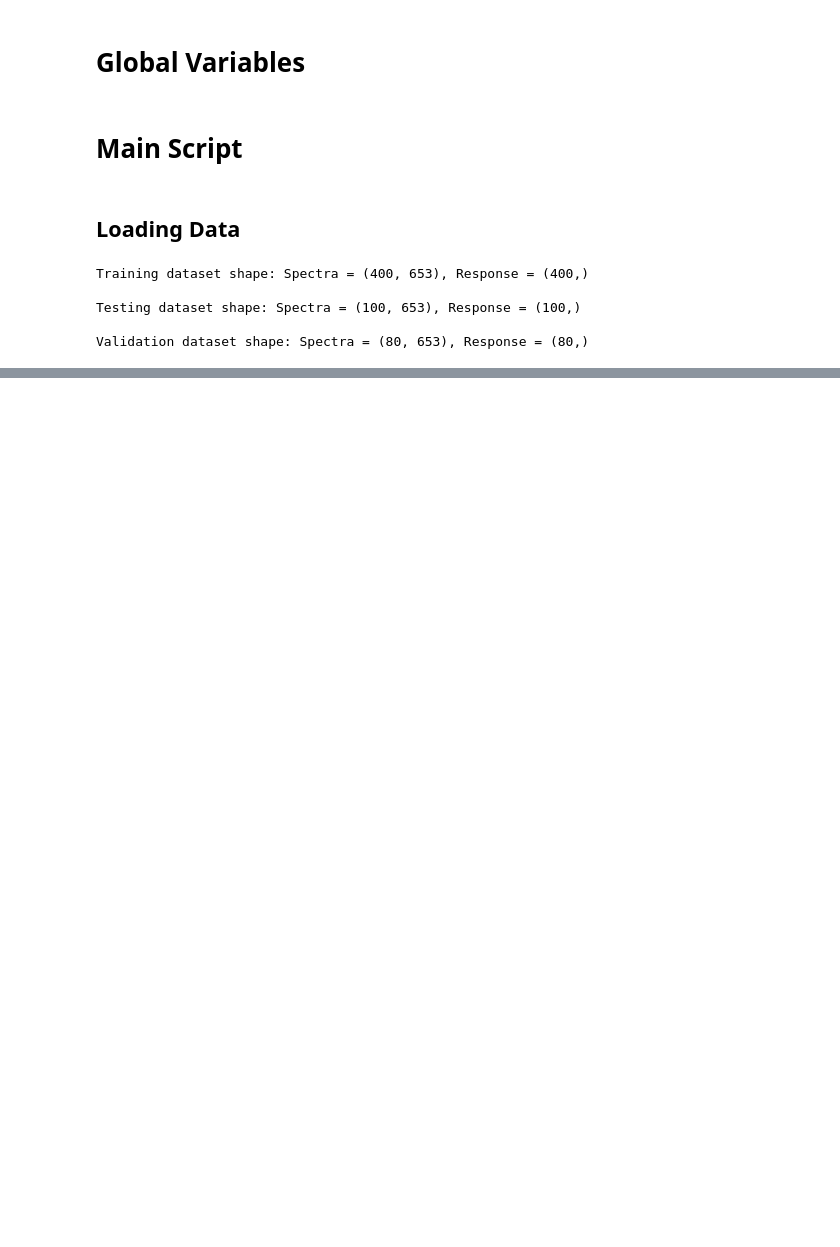
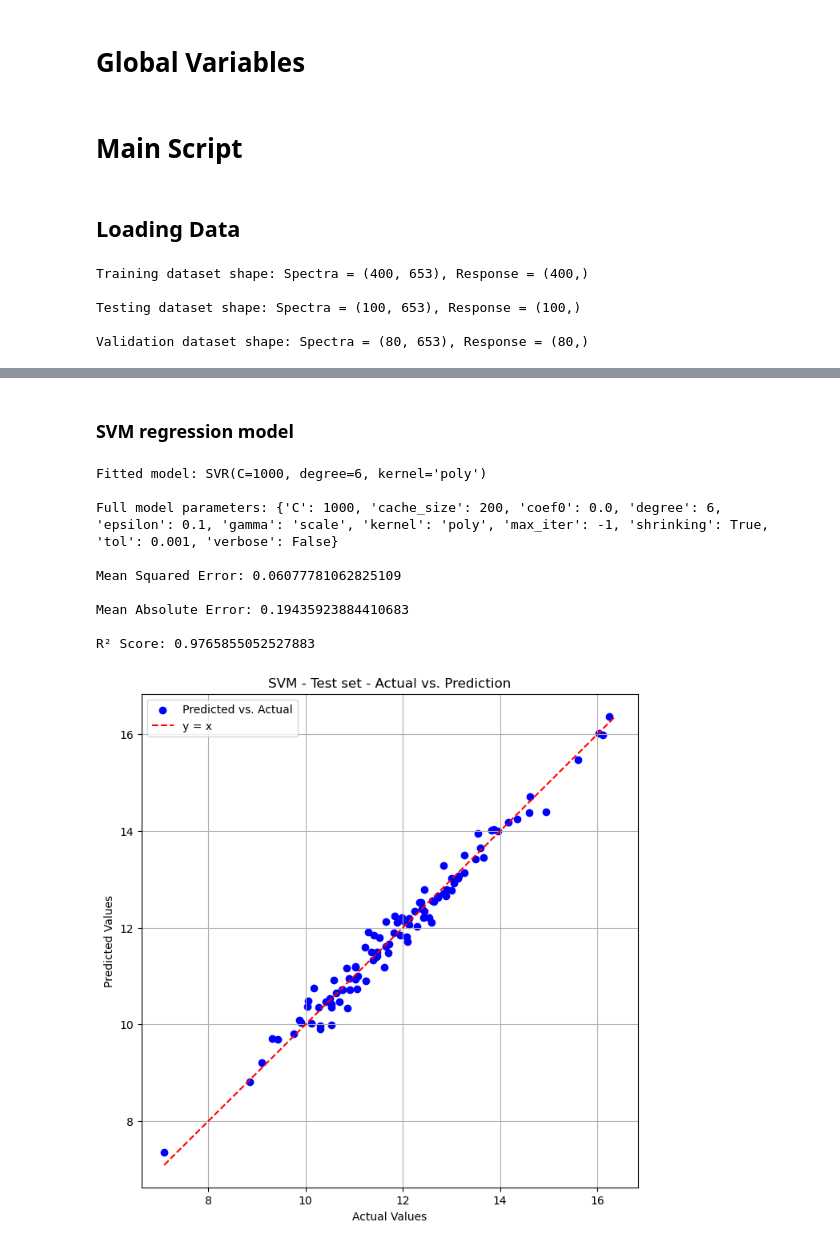
Before and after one commit to SamdGuizani/NIR-Chemometrics-Challenge-2022, a Jupyter notebook: NIR Challenge.ipynb, the cells around one changed output, grey strips where cells are left out. Drawn from its saved outputs; the diff is of its cells as text; code cells hidden in the pictures; blank space fills up the shorter version.

```diff
--- a/NIR Challenge.ipynb
+++ b/NIR Challenge.ipynb
@@ -59,0 +341,43 @@ array([[0.01814746, 0.01825626, 0.01838911, ..., 0.45784942, 0.46062051,
+# %% [markdown]
+### SVM regression model
+# %%
+# Initialize the SVR model
+model = SVR()
+
+# Define grid search parameters
+do_grid_search = True
+grid_search_param = [{
+    'C': [1, 10, 100, 1000],
+    'epsilon': [1, 0.1, 0.01],
+    'kernel': ['rbf', 'poly', 'sigmoid'],
+    'degree': [4, 5, 6],
+    'gamma': ['auto', 'scale']}]
+grid_search_cv = 5
+grid_search_scoring = 'neg_mean_squared_error'
+
+# Initialize the Regressor object
+SVMach_regressor = Regressor(model=model,
+                             X_train=train_X_preprocess,
+                             y_train=train_Y,
+                             X_test=test_X_preprocess,
+                             y_test=test_Y,
+                             do_grid_search=do_grid_search,
+                             grid_search_param=grid_search_param,
+                             grid_search_cv=grid_search_cv,
+                             grid_search_scoring=grid_search_scoring)
+
+# Print the regression model details and evaluation
+print(SVMach_regressor)
+
+plot_actual_vs_prediction(SVMach_regressor.y_test, SVMach_regressor.y_test_predicted, title='SVM - Test set - Actual vs. Prediction')
+# %% [output]
+Fitted model: SVR(C=1000, degree=6, kernel='poly')
+
+Full model parameters: {'C': 1000, 'cache_size': 200, 'coef0': 0.0, 'degree': 6, 'epsilon': 0.1, 'gamma': 'scale', 'kernel': 'poly', 'max_iter': -1, 'shrinking': True, 'tol': 0.001, 'verbose': False}
+
+Mean Squared Error: 0.06077781062825109
+
+Mean Absolute Error: 0.19435923884410683
+
+R² Score: 0.9765855052527883
+[figure, added]
```
Also changed, not shown: parts of 23 cells of this notebook.
